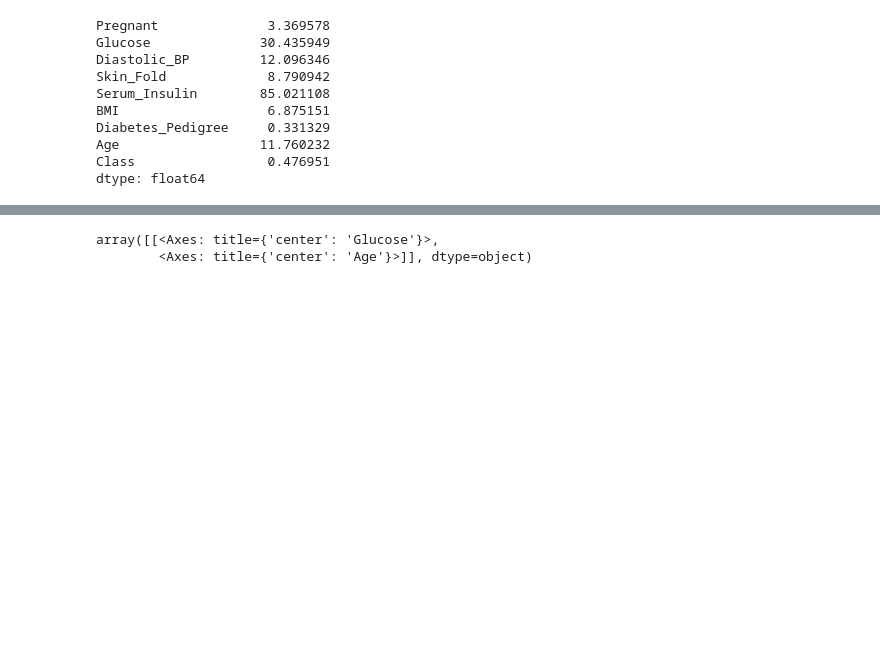
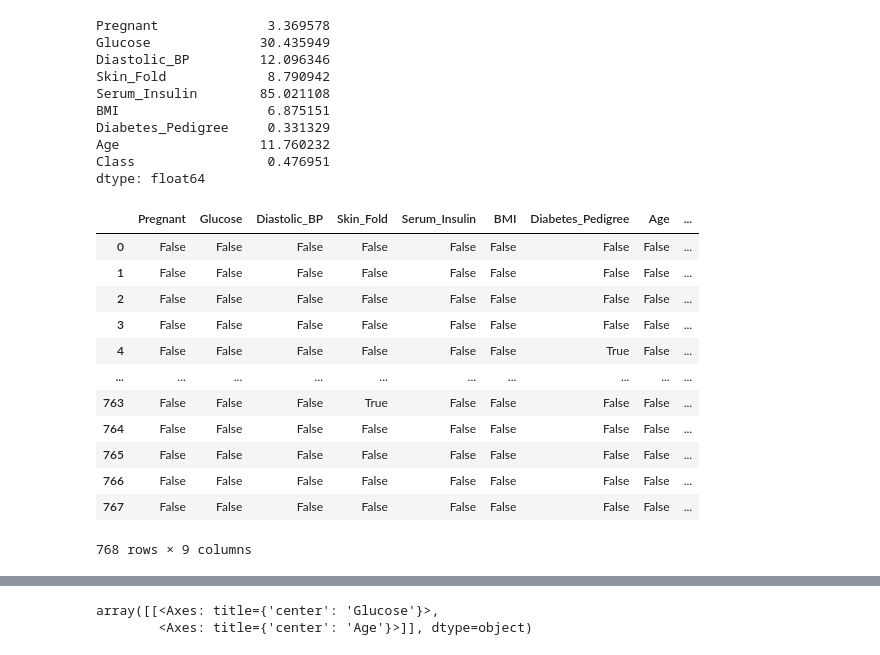
Before and after one commit to NGIYEG/Scientific-Computing, a Jupyter notebook: pandas_into/pandas_assignment.ipynb, the cells around one changed output, grey strips where cells are left out. Drawn from its saved outputs; the diff is of its cells as text; code cells hidden in the pictures; blank space fills up the shorter version.

```diff
--- a/pandas_into/pandas_assignment.ipynb
+++ b/pandas_into/pandas_assignment.ipynb
@@ -176,3 +176,27 @@ Diabetes_Pedigree     0.331329
 Age                  11.760232
 Class                 0.476951
 dtype: float64
+# %%
+# detecting outliers/checking if the dataset has outliers
+Q1=dataw.quantile(0.25)
+Q3=dataw.quantile(0.75)
+IQR=Q3-Q1
+
+upper_limit=Q3+1.5*IQR
+lower_limit=Q1-1.5*IQR
+outliers = (dataw < lower_limit) | (dataw > upper_limit)
+outliers
+# %% [output]
+|  | Pregnant | Glucose | Diastolic_BP | Skin_Fold | Serum_Insulin | BMI | Diabetes_Pedigree | Age | ... |
+| 0 | False | False | False | False | False | False | False | False | ... |
+| 1 | False | False | False | False | False | False | False | False | ... |
+| 2 | False | False | False | False | False | False | False | False | ... |
+| 3 | False | False | False | False | False | False | False | False | ... |
+| 4 | False | False | False | False | False | False | True | False | ... |
+| ... | ... | ... | ... | ... | ... | ... | ... | ... | ... |
+| 763 | False | False | False | True | False | False | False | False | ... |
+| 764 | False | False | False | False | False | False | False | False | ... |
+| 765 | False | False | False | False | False | False | False | False | ... |
+| 766 | False | False | False | False | False | False | False | False | ... |
+| 767 | False | False | False | False | False | False | False | False | ... |
+768 rows × 9 columns
```
Also changed, not shown: parts of 2 cells of this notebook, 1 other file.
